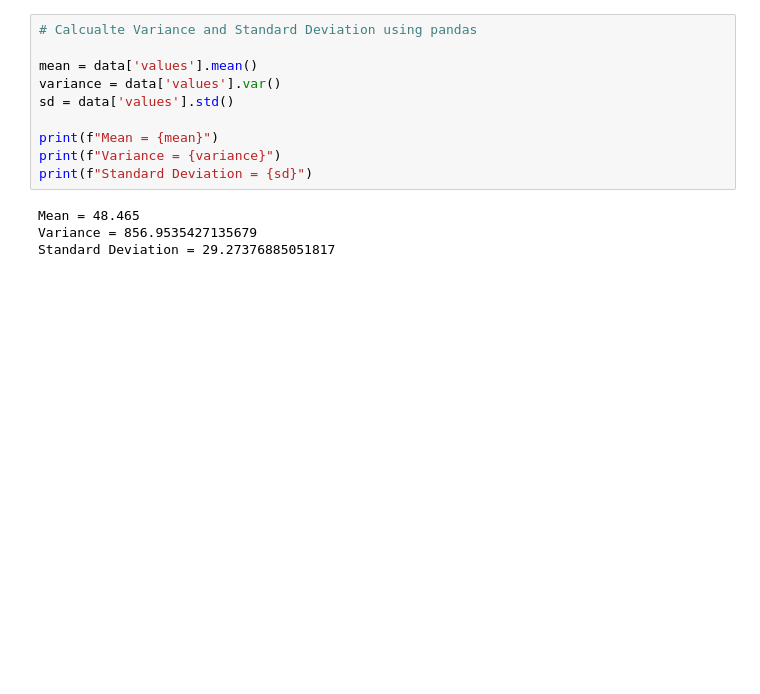
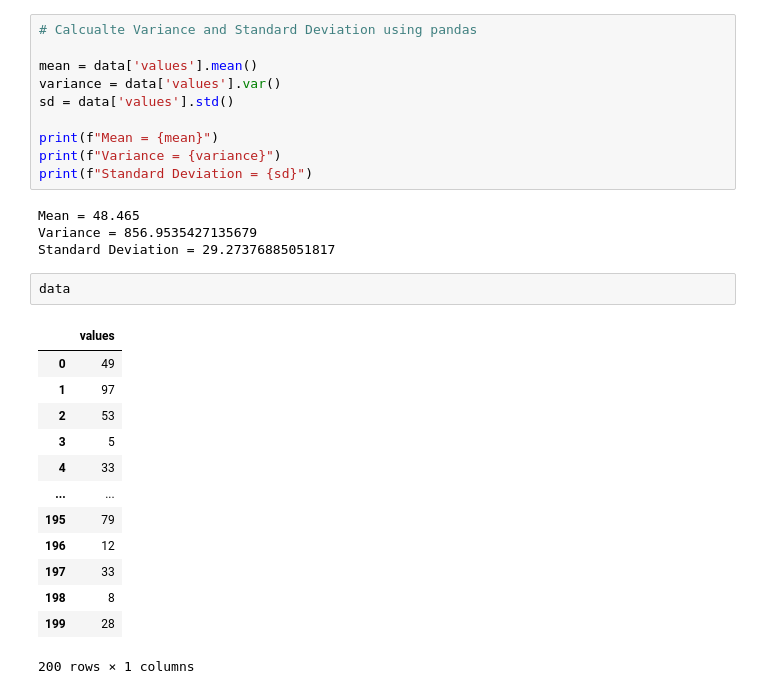
Before and after one commit to younis-ali/data-science-maths, a Jupyter notebook: Essential_Math_for_DS_Thomas_Nield.ipynb, the cells around one changed output. Cells and saved outputs as stored; diff of their text form; blank space fills up the shorter version.

```diff
--- a/Essential_Math_for_DS_Thomas_Nield.ipynb
+++ b/Essential_Math_for_DS_Thomas_Nield.ipynb
@@ -197,3 +197,19 @@ print(f"Standard Deviation = {sd}")
 Mean = 48.465
 Variance = 856.9535427135679
 Standard Deviation = 29.27376885051817
+# %%
+data
+# %% [output]
+|  | values |
+| 0 | 49 |
+| 1 | 97 |
+| 2 | 53 |
+| 3 | 5 |
+| 4 | 33 |
+| ... | ... |
+| 195 | 79 |
+| 196 | 12 |
+| 197 | 33 |
+| 198 | 8 |
+| 199 | 28 |
+200 rows × 1 columns
```
Also changed, not shown: parts of 3 cells of this notebook.
